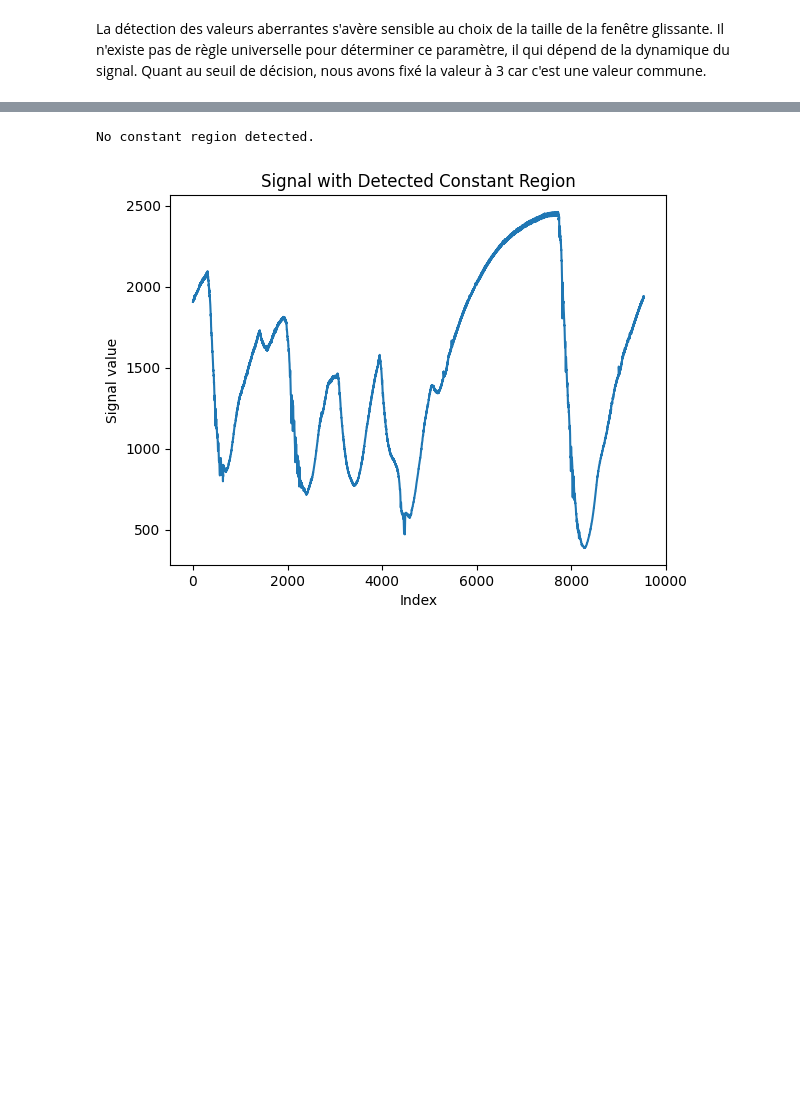
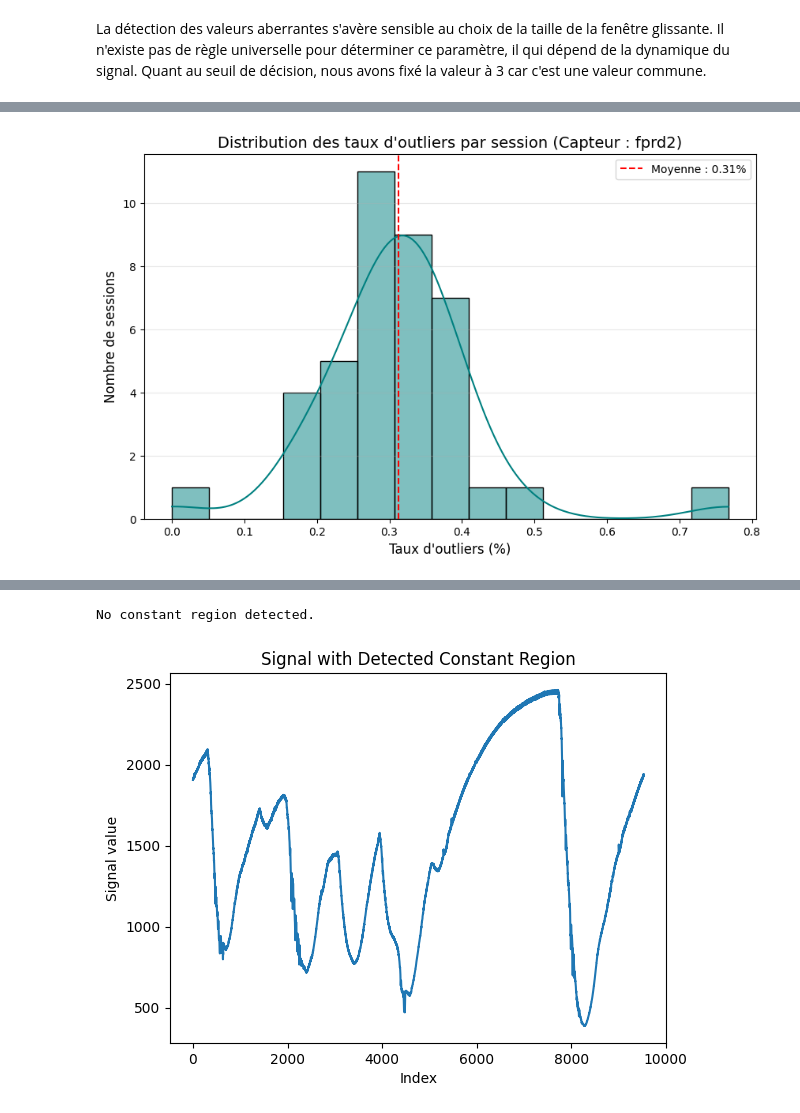
Before and after one commit to lukasfauli/Projet-recheche-INSA-anomaly-detection-librairy, a Jupyter notebook: studies_stats/anl01p1-anomaly_detection_stats.ipynb, the cells around one changed output, grey strips where cells are left out. Saved outputs shown, nothing was run; the diff lists cells and outputs as text; code cells hidden in the pictures; blank space fills up the shorter version.

```diff
--- a/studies_stats/anl01p1-anomaly_detection_stats.ipynb
+++ b/studies_stats/anl01p1-anomaly_detection_stats.ipynb
@@ -74,0 +76,5 @@ for win_size in (200,300,400,500):
+# %%
+report_fprd2 = stat.audit_sessions_zscore(data_dict, 'fprd2', window_size=500)
+
+# Pour ton capteur lisse (pour confirmer le 0%) :
+report_vcrf = stat.audit_sessions_zscore(data_dict, 'vcrf', window_size=50)
@@ -74,0 +102,22 @@ for win_size in (200,300,400,500):
+# %%
+# On définit la taille de la figure
+plt.figure(figsize=(10, 6))
+
+# Création de l'histogramme avec Seaborn pour avoir la courbe de densité
+sns.histplot(report_fprd2['outlier_rate_%'], bins=15, kde=True, color='teal', edgecolor='black')
+
+# Ajout d'une ligne verticale pour la moyenne (très utile pour le rapport)
+mean_rate = report_fprd2['outlier_rate_%'].mean()
+plt.axvline(mean_rate, color='red', linestyle='--', label=f'Moyenne : {mean_rate:.2f}%')
+
+# Personnalisation des axes et du titre
+plt.title('Distribution des taux d\'outliers par session (Capteur : fprd2)', fontsize=14)
+plt.xlabel('Taux d\'outliers (%)', fontsize=12)
+plt.ylabel('Nombre de sessions', fontsize=12)
+plt.legend()
+plt.grid(axis='y', alpha=0.3)
+
+# Affichage
+plt.show()
+# %% [output]
+[figure, added]
```
Also changed, not shown: parts of 8 cells of this notebook, 1 other file.
